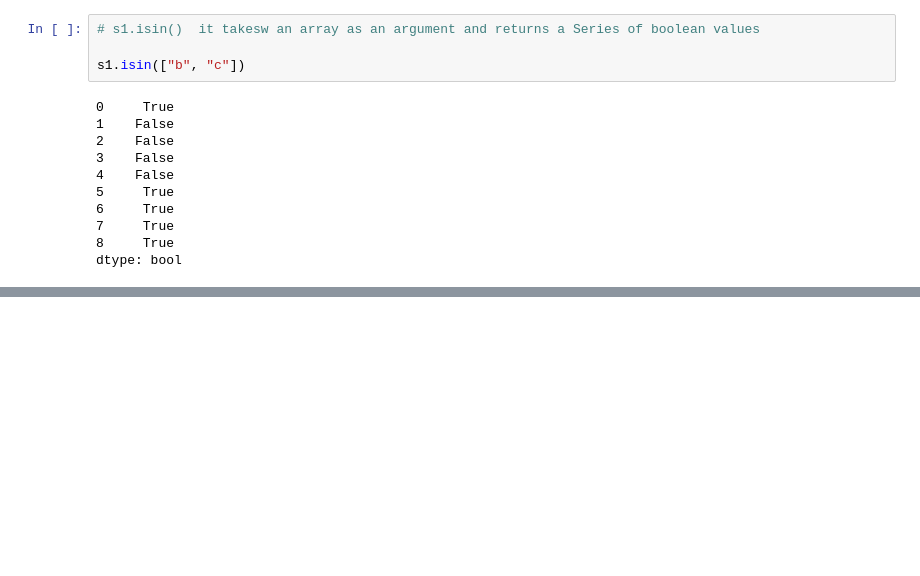
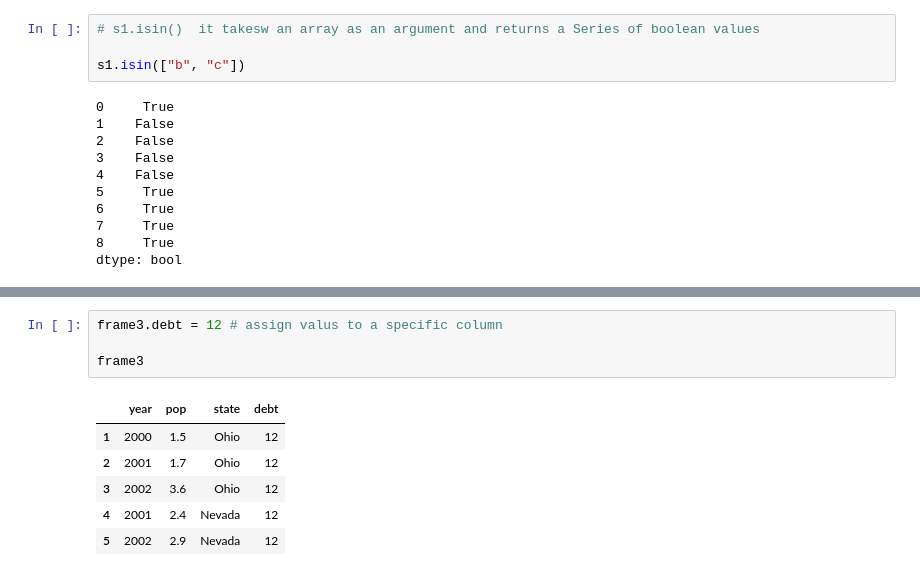
Before and after one commit to EthanHe10/data_analysis_in_python, a Jupyter notebook: notebooks/PandasBasis.ipynb, the cells around one changed output, grey strips where cells are left out. Cells and saved outputs as stored; diff of their text form; blank space fills up the shorter version.

```diff
--- a/notebooks/PandasBasis.ipynb
+++ b/notebooks/PandasBasis.ipynb
@@ -426,0 +558,11 @@ dtype: bool
+# %%
+frame3.debt = 12 # assign valus to a specific column
+
+frame3
+# %% [output]
+|  | year | pop | state | debt |
+| 1 | 2000 | 1.5 | Ohio | 12 |
+| 2 | 2001 | 1.7 | Ohio | 12 |
+| 3 | 2002 | 3.6 | Ohio | 12 |
+| 4 | 2001 | 2.4 | Nevada | 12 |
+| 5 | 2002 | 2.9 | Nevada | 12 |
```
Also changed, not shown: parts of 40 cells of this notebook, 1 other file.
